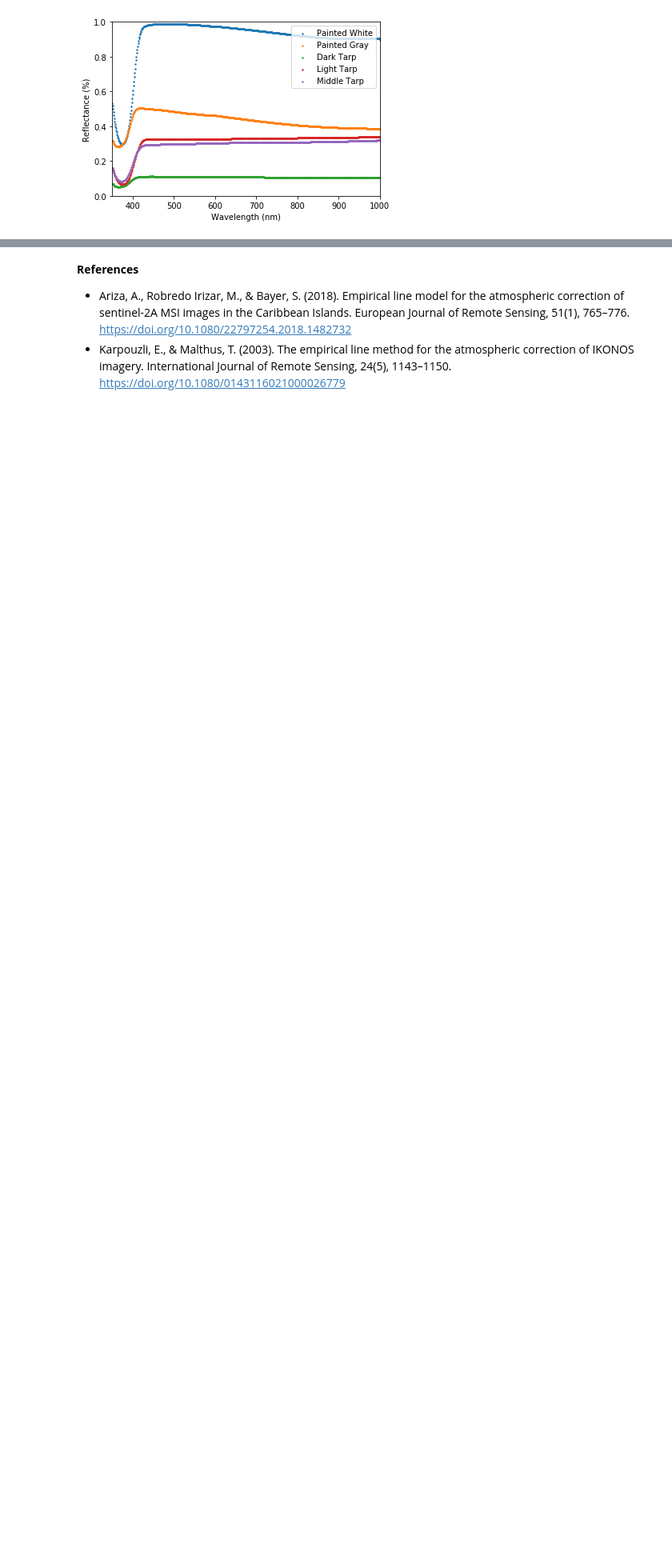
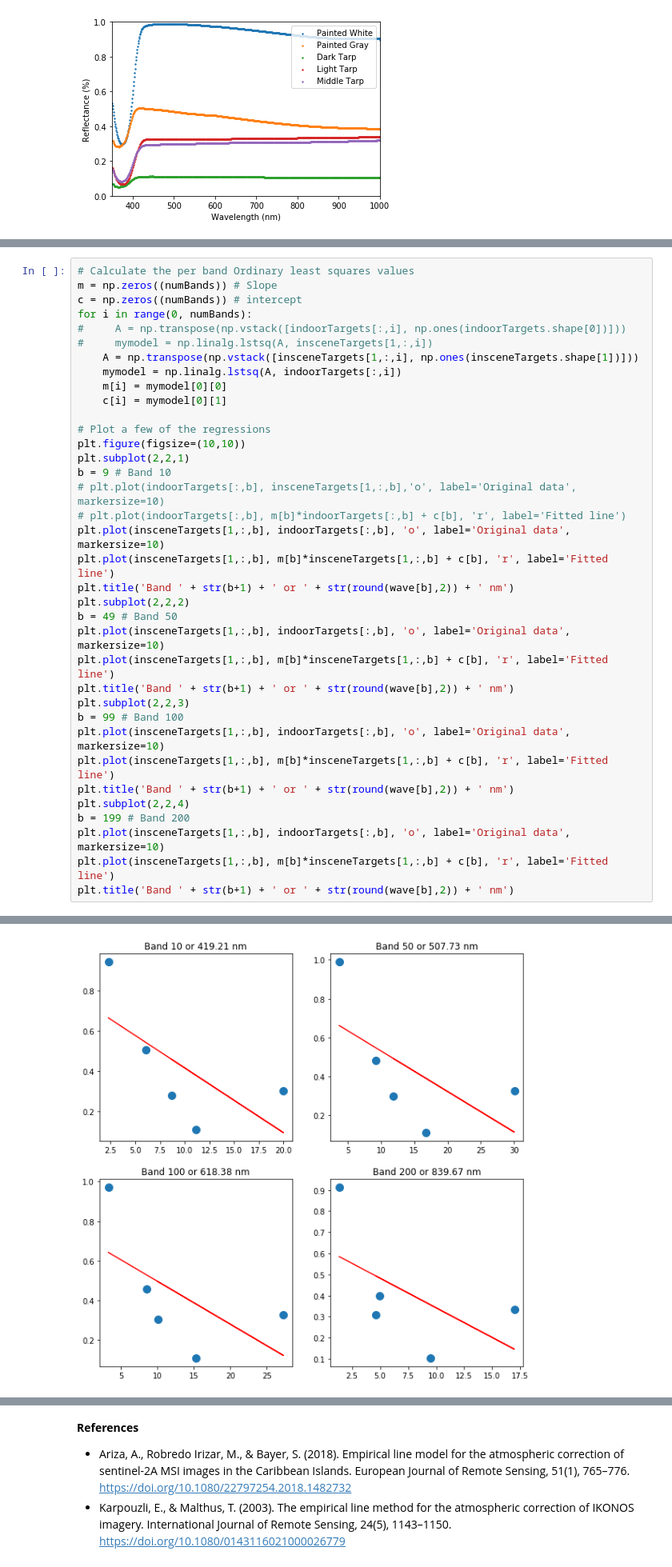
Before and after one commit to GatorSense/AtmosphericCorrectionIntroduction, a Jupyter notebook: 2. Empirical Line Correction.ipynb, the cells around one changed output, grey strips where cells are left out. Shown at 80% size. Cells and saved outputs as stored; diff of their text form; blank space fills up the shorter version.

Commit message:
First attempt at empirical line - still sorting out issues

```diff
--- a/2. Empirical Line Correction.ipynb
+++ b/2. Empirical Line Correction.ipynb
@@ -146,0 +173,37 @@ The point spectrometer collects 2151 bands from 350 to 2500 nm. This does not ma
+# %%
+# Calculate the per band Ordinary least squares values
+m = np.zeros((numBands)) # Slope
+c = np.zeros((numBands)) # intercept
+for i in range(0, numBands):
+#     A = np.transpose(np.vstack([indoorTargets[:,i], np.ones(indoorTargets.shape[0])]))
+#     mymodel = np.linalg.lstsq(A, insceneTargets[1,:,i])
+    A = np.transpose(np.vstack([insceneTargets[1,:,i], np.ones(insceneTargets.shape[1])]))
+    mymodel = np.linalg.lstsq(A, indoorTargets[:,i])
+    m[i] = mymodel[0][0]
+    c[i] = mymodel[0][1]
+
+# Plot a few of the regressions
+plt.figure(figsize=(10,10))
+plt.subplot(2,2,1)
+b = 9 # Band 10
+# plt.plot(indoorTargets[:,b], insceneTargets[1,:,b],'o', label='Original data', markersize=10)
+# plt.plot(indoorTargets[:,b], m[b]*indoorTargets[:,b] + c[b], 'r', label='Fitted line')
+plt.plot(insceneTargets[1,:,b], indoorTargets[:,b], 'o', label='Original data', markersize=10)
+plt.plot(insceneTargets[1,:,b], m[b]*insceneTargets[1,:,b] + c[b], 'r', label='Fitted line')
+plt.title('Band ' + str(b+1) + ' or ' + str(round(wave[b],2)) + ' nm')
+plt.subplot(2,2,2)
+b = 49 # Band 50
+plt.plot(insceneTargets[1,:,b], indoorTargets[:,b], 'o', label='Original data', markersize=10)
+plt.plot(insceneTargets[1,:,b], m[b]*insceneTargets[1,:,b] + c[b], 'r', label='Fitted line')
+plt.title('Band ' + str(b+1) + ' or ' + str(round(wave[b],2)) + ' nm')
+plt.subplot(2,2,3)
+b = 99 # Band 100
+plt.plot(insceneTargets[1,:,b], indoorTargets[:,b], 'o', label='Original data', markersize=10)
+plt.plot(insceneTargets[1,:,b], m[b]*insceneTargets[1,:,b] + c[b], 'r', label='Fitted line')
+plt.title('Band ' + str(b+1) + ' or ' + str(round(wave[b],2)) + ' nm')
+plt.subplot(2,2,4)
+b = 199 # Band 200
+plt.plot(insceneTargets[1,:,b], indoorTargets[:,b], 'o', label='Original data', markersize=10)
+plt.plot(insceneTargets[1,:,b], m[b]*insceneTargets[1,:,b] + c[b], 'r', label='Fitted line')
+plt.title('Band ' + str(b+1) + ' or ' + str(round(wave[b],2)) + ' nm')
+# %% [output]
@@ -146,0 +212 @@ The point spectrometer collects 2151 bands from 350 to 2500 nm. This does not ma
+[figure, added]
```
Also changed, not shown: parts of 9 cells of this notebook.
